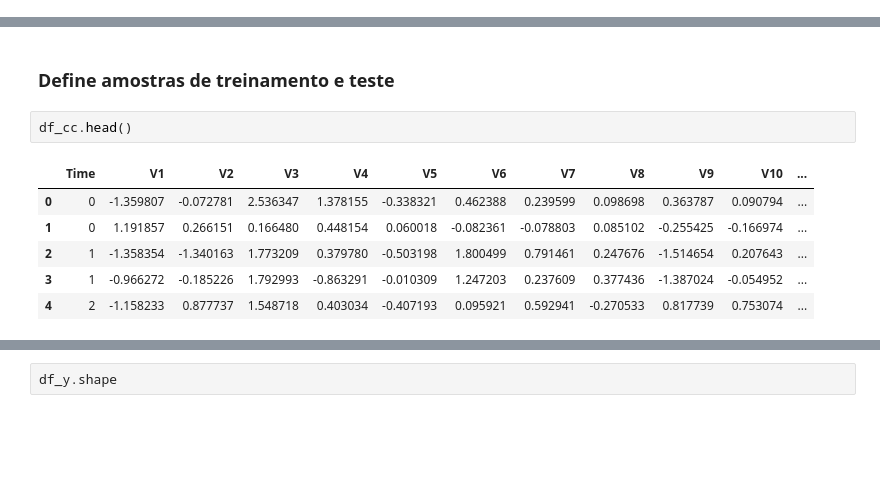
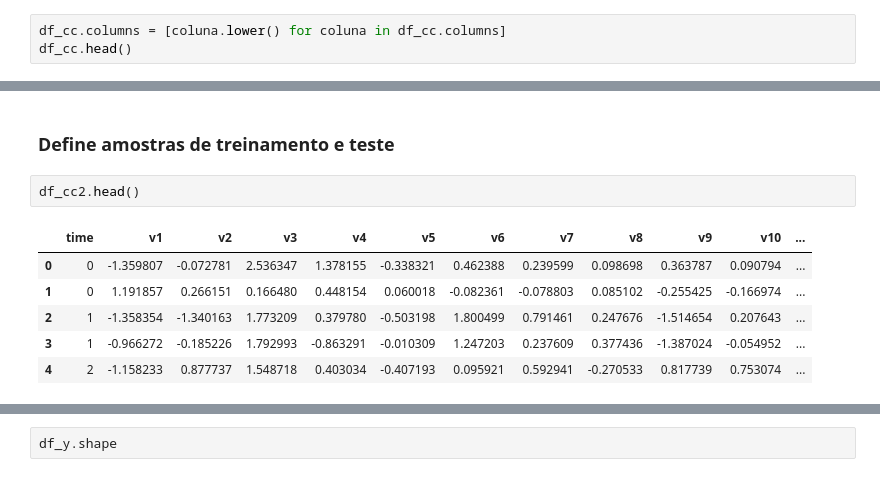
Before and after one commit to Rodrigo-s-almeida/DSWP, a Jupyter notebook: Notebooks/NB15_00__Machine_Learning-alterado.ipynb, the cells around one changed output, grey strips where cells are left out. Cells and saved outputs as stored; diff of their text form; blank space fills up the shorter version.

```diff
--- a/Notebooks/NB15_00__Machine_Learning-alterado.ipynb
+++ b/Notebooks/NB15_00__Machine_Learning-alterado.ipynb
@@ -2009,0 +2026,3 @@ df_cc.head(10)
+# %%
+df_cc.columns = [coluna.lower() for coluna in df_cc.columns]
+df_cc.head()
@@ -2058,9 +2141,9 @@ f_Test_Size = 0.3 # Proporção do dataframe de validação (outros valores pode
 # %% [markdown]
 ### Define amostras de treinamento e teste
 # %%
-df_cc.head()
+df_cc2.head()
 # %% [output]
-|  | Time | V1 | V2 | V3 | V4 | V5 | V6 | V7 | V8 | V9 | V10 | ... |
+|  | time | v1 | v2 | v3 | v4 | v5 | v6 | v7 | v8 | v9 | v10 | ... |
 | 0 | 0 | -1.359807 | -0.072781 | 2.536347 | 1.378155 | -0.338321 | 0.462388 | 0.239599 | 0.098698 | 0.363787 | 0.090794 | ... |
 | 1 | 0 | 1.191857 | 0.266151 | 0.166480 | 0.448154 | 0.060018 | -0.082361 | -0.078803 | 0.085102 | -0.255425 | -0.166974 | ... |
 | 2 | 1 | -1.358354 | -1.340163 | 1.773209 | 0.379780 | -0.503198 | 1.800499 | 0.791461 | 0.247676 | -1.514654 | 0.207643 | ... |
```
Also changed, not shown: parts of 32 cells of this notebook.
